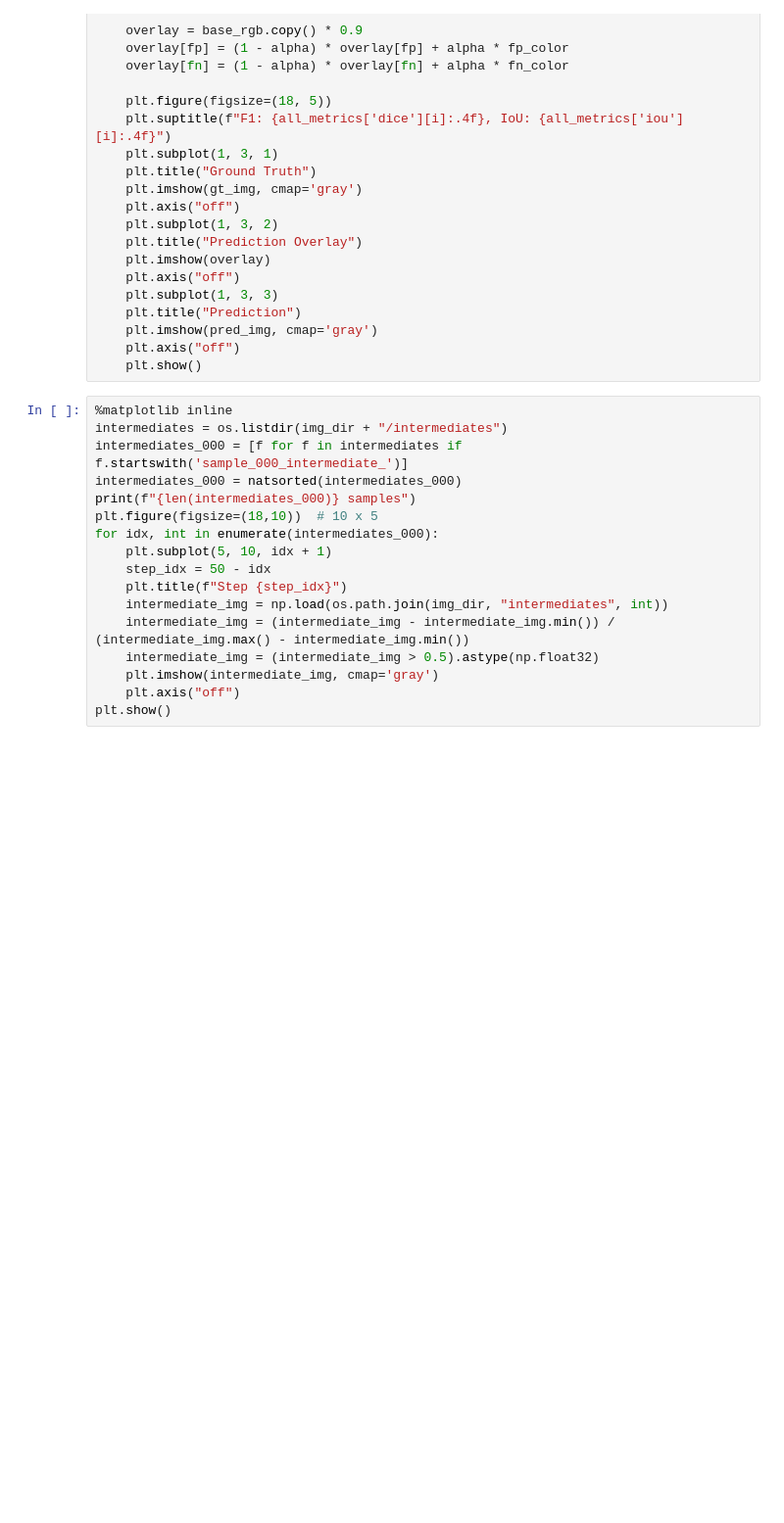
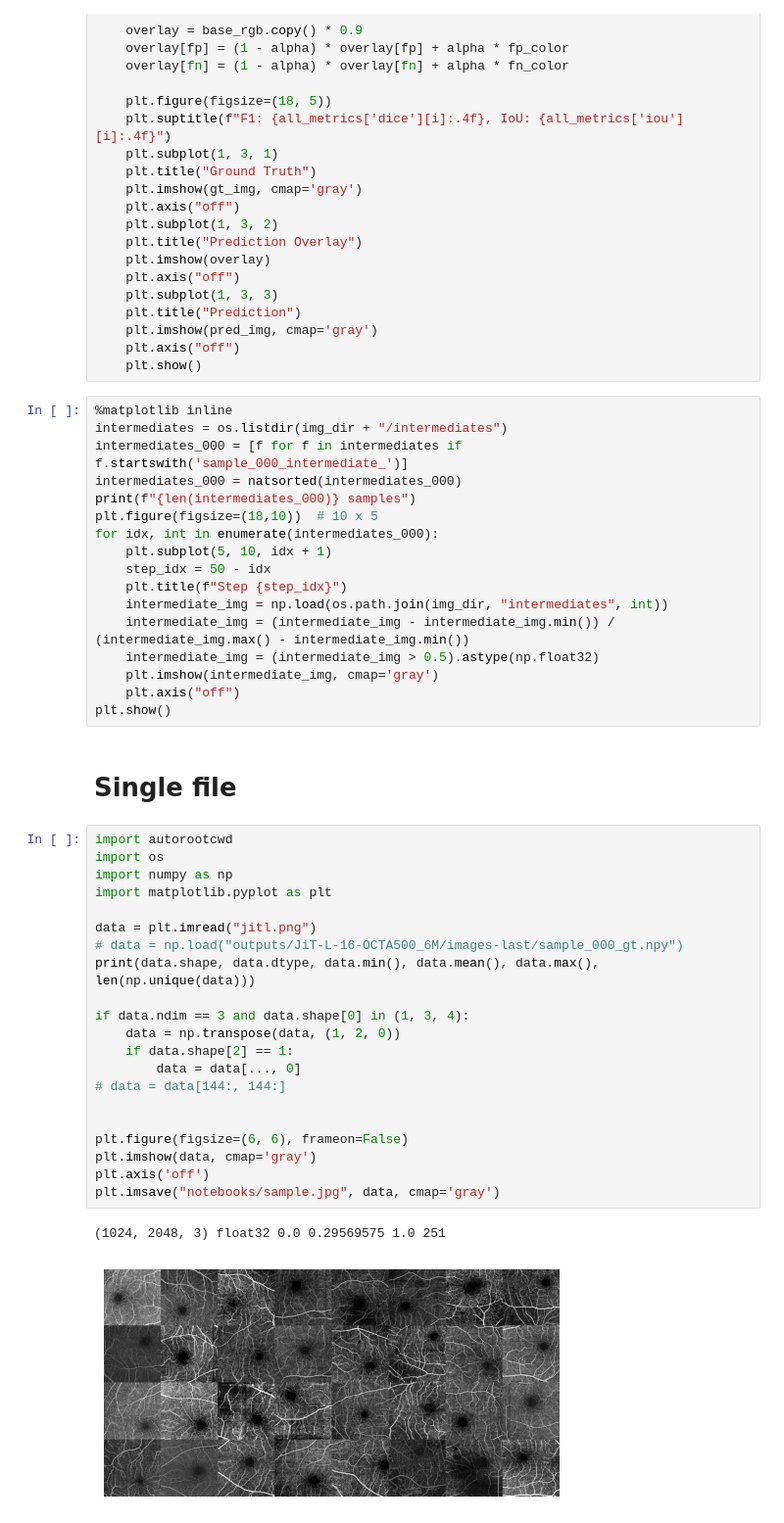
Before and after one commit to suho-han/JiT, a Jupyter notebook: notebooks/result.ipynb, the cells around one changed output. Shown at 98% size. Cells and saved outputs as stored; diff of their text form; blank space fills up the shorter version.

```diff
--- a/notebooks/result.ipynb
+++ b/notebooks/result.ipynb
@@ -138,3 +157,29 @@ for idx, int in enumerate(intermediates_000):
     plt.imshow(intermediate_img, cmap='gray')
     plt.axis("off")
 plt.show()
+# %% [markdown]
+# Single file
+# %%
+import autorootcwd
+import os
+import numpy as np
+import matplotlib.pyplot as plt
+
+data = plt.imread("jitl.png")
+# data = np.load("outputs/JiT-L-16-OCTA500_6M/images-last/sample_000_gt.npy")
+print(data.shape, data.dtype, data.min(), data.mean(), data.max(), len(np.unique(data)))
+
+if data.ndim == 3 and data.shape[0] in (1, 3, 4):
+    data = np.transpose(data, (1, 2, 0))
+    if data.shape[2] == 1:
+        data = data[..., 0]
+# data = data[144:, 144:]
+
+
+plt.figure(figsize=(6, 6), frameon=False)
+plt.imshow(data, cmap='gray')
+plt.axis('off')
+plt.imsave("notebooks/sample.jpg", data, cmap='gray')
+# %% [output]
+(1024, 2048, 3) float32 0.0 0.29569575 1.0 251
+[figure, added]
```
Also changed, not shown: parts of 3 cells of this notebook, 26 other files.
